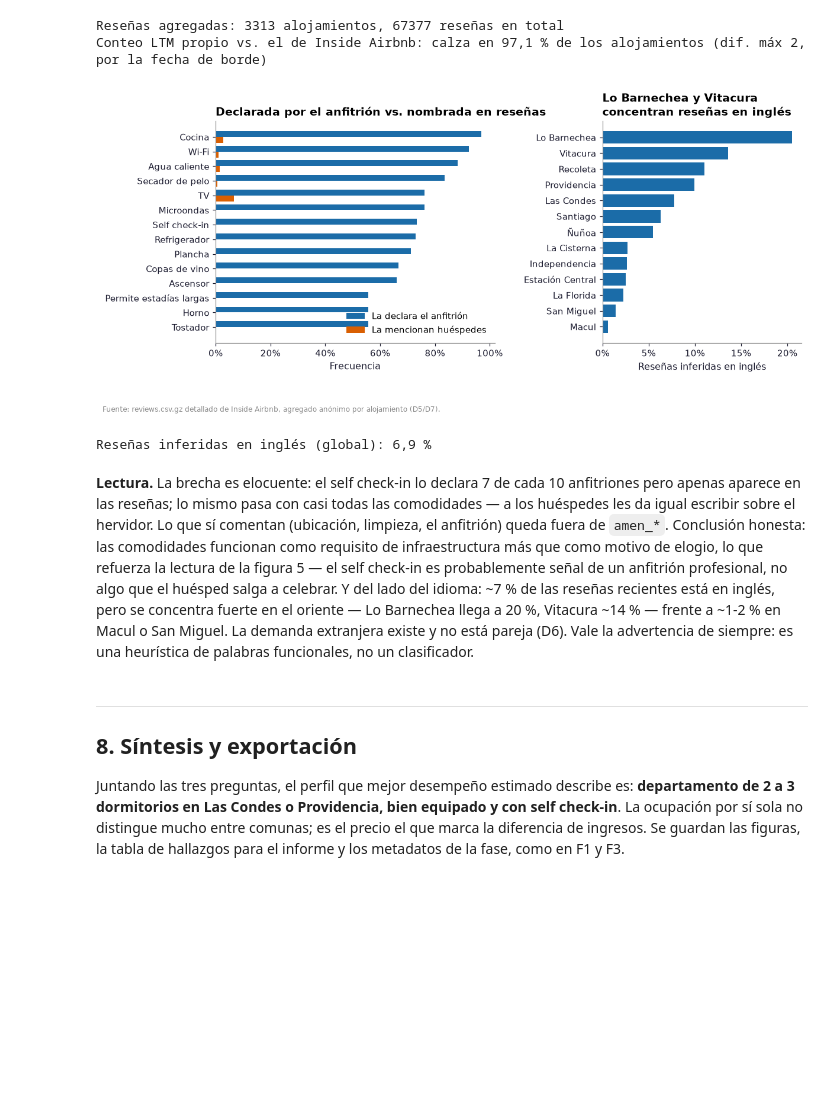
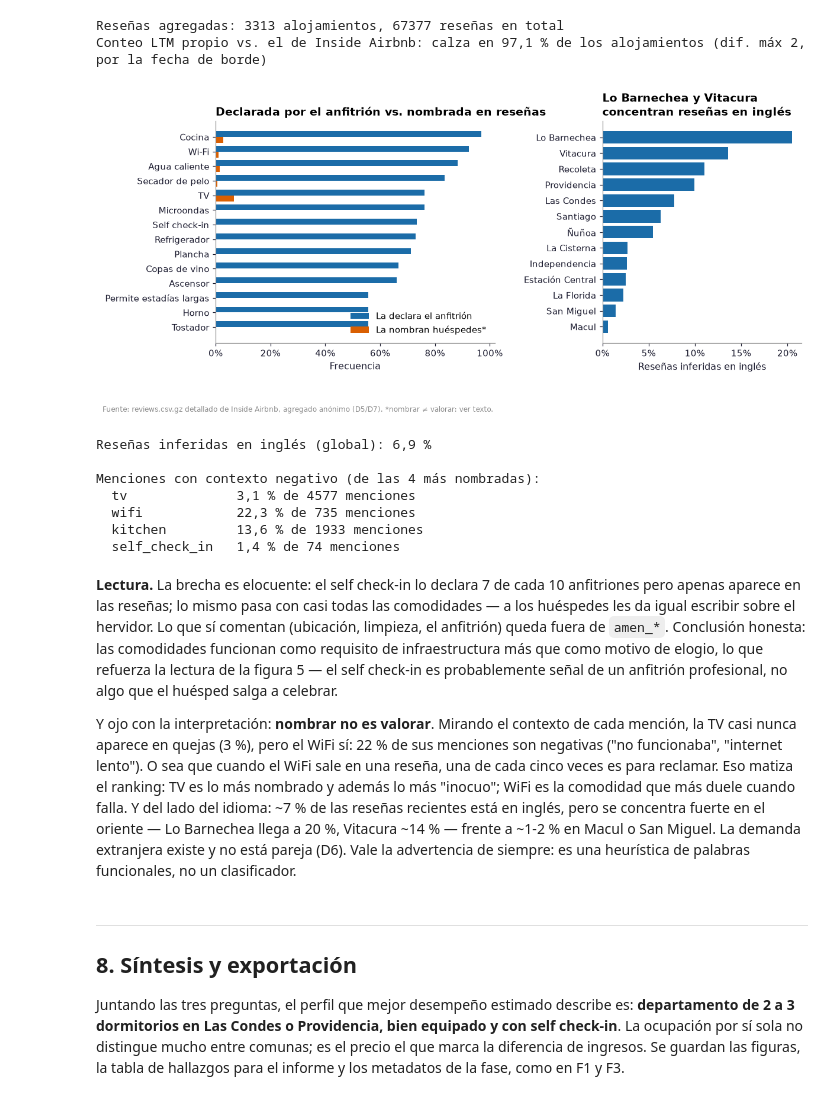
Before and after one commit to RedWolfo10/proyecto-grupo4-mcdi500, a Jupyter notebook: F4/S3_F4_Visualizacion_Comunicacion.ipynb, the cells around one changed output. Saved outputs shown, nothing was run; the diff lists cells and outputs as text; code cells hidden in the pictures; blank space fills up the shorter version.

Commit message:
fix: distingue mencion de valoracion con contexto negativo por amenidad

```diff
--- a/F4/S3_F4_Visualizacion_Comunicacion.ipynb
+++ b/F4/S3_F4_Visualizacion_Comunicacion.ipynb
@@ -513,37 +513,52 @@ comparacion = pd.DataFrame(comparacion).sort_values("declarada")
 fig, (ax1, ax2) = plt.subplots(1, 2, figsize=(11, 4.6), gridspec_kw={"width_ratios": [1.4, 1]})
 y = range(len(comparacion))
 ax1.barh([i + 0.2 for i in y], comparacion["declarada"], height=0.4,
          color=AZUL, label="La declara el anfitrión")
 ax1.barh([i - 0.2 for i in y], comparacion["mencionada"], height=0.4,
-         color=NARANJO, label="La mencionan huéspedes")
+         color=NARANJO, label="La nombran huéspedes*")
 ax1.set_yticks(list(y), [nombres.get(c, c) for c in comparacion["comodidad"]])
 ax1.xaxis.set_major_formatter(PercentFormatter(1.0, decimals=0))
 ax1.set_xlabel("Frecuencia")
 ax1.legend(loc="lower right")
 ax1.set_title("Declarada por el anfitrión vs. nombrada en reseñas")
 
 # D6: % de reseñas en inglés por comuna (proxy de demanda extranjera)
 idioma_comuna = (df.groupby("neighbourhood_cleansed", observed=True)
                  .apply(lambda s: (s["pct_en"] * s["n_resenas"]).sum() / s["n_resenas"].sum(),
                         include_groups=False)
                  .sort_values())
 idioma_comuna = idioma_comuna[comunas_grandes.set_index("neighbourhood_cleansed")["n"]
                             .reindex(idioma_comuna.index).notna()]
 ax2.barh(idioma_comuna.index, idioma_comuna.values, color=AZUL)
 ax2.xaxis.set_major_formatter(PercentFormatter(1.0, decimals=0))
 ax2.set_xlabel("Reseñas inferidas en inglés")
 ax2.set_title("Lo Barnechea y Vitacura\nconcentran reseñas en inglés")
 fig.tight_layout()
 fig.subplots_adjust(wspace=0.45)
-fuente(fig, "Fuente: reviews.csv.gz detallado de Inside Airbnb, agregado anónimo por alojamiento (D5/D7).")
+fuente(fig, "Fuente: reviews.csv.gz detallado de Inside Airbnb, agregado anónimo (D5/D7). *nombrar ≠ valorar: ver texto.")
 figuras["fig6_resenas_vs_declarado"] = fig
 plt.show()
 
 en_global = (df["pct_en"] * df["n_resenas"]).sum() / df["n_resenas"].sum()
 print(f"Reseñas inferidas en inglés (global): {pct(en_global, 1)}")
+
+# * Nombrar no es valorar: cuántas menciones vienen con contexto negativo
+# ("el wifi no funcionaba" también es una mención). El archivo no trae puntaje
+# por reseña, así que se estima por marcadores en la ventana de la mención.
+print("\nMenciones con contexto negativo (de las 4 más nombradas):")
+for amen in ["tv", "wifi", "kitchen", "self_check_in"]:
+    n_menc = (df[f"menc_{amen}"] * df["n_resenas"]).sum()
+    n_neg = (df[f"neg_{amen}"] * df["n_resenas"]).sum()
+    print(f"  {amen:15s} {pct(n_neg / n_menc, 1)} de {int(n_menc)} menciones")
 # %% [output]
-[figure, old version]
+[figure, new version]
 Reseñas inferidas en inglés (global): 6,9 %
+
+Menciones con contexto negativo (de las 4 más nombradas):
+  tv              3,1 % de 4577 menciones
+  wifi            22,3 % de 735 menciones
+  kitchen         13,6 % de 1933 menciones
+  self_check_in   1,4 % de 74 menciones
 # %% [markdown]
 **Lectura.** La brecha es elocuente: el self check-in lo declara 7 de cada
 10 anfitriones pero apenas aparece en las reseñas; lo mismo pasa con casi todas
@@ -552,7 +567,14 @@ que sí comentan (ubicación, limpieza, el anfitrión) queda fuera de `amen_*`.
 Conclusión honesta: las comodidades funcionan como requisito de infraestructura
 más que como motivo de elogio, lo que refuerza la lectura de la figura 5 — el
 self check-in es probablemente señal de un anfitrión profesional, no algo que
-el huésped salga a celebrar. Y del lado del idioma: ~7 % de las reseñas recientes
+el huésped salga a celebrar.
+
+Y ojo con la interpretación: **nombrar no es valorar**. Mirando el contexto de
+cada mención, la TV casi nunca aparece en quejas (3 %), pero el WiFi sí: 22 %
+de sus menciones son negativas ("no funcionaba", "internet lento"). O sea que
+cuando el WiFi sale en una reseña, una de cada cinco veces es para reclamar.
+Eso matiza el ranking: TV es lo más nombrado y además lo más "inocuo"; WiFi es
+la comodidad que más duele cuando falla. Y del lado del idioma: ~7 % de las reseñas recientes
 está en inglés, pero se concentra fuerte en el oriente — Lo Barnechea llega a
 20 %, Vitacura ~14 % — frente a ~1-2 % en Macul o San Miguel. La demanda
 extranjera existe y no está pareja (D6). Vale la advertencia de siempre: es una
```
Also changed, not shown: parts of 1 cell of this notebook, 5 other files.
